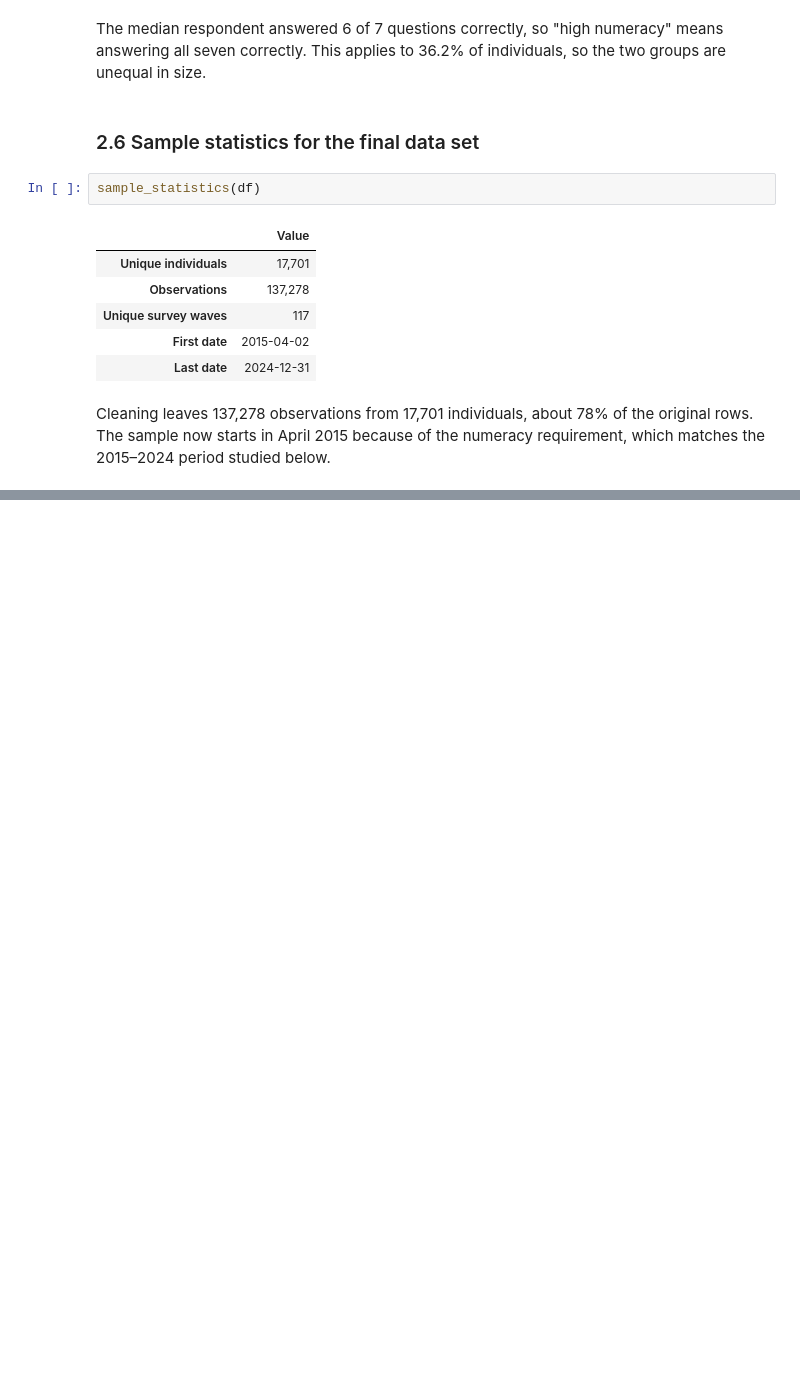
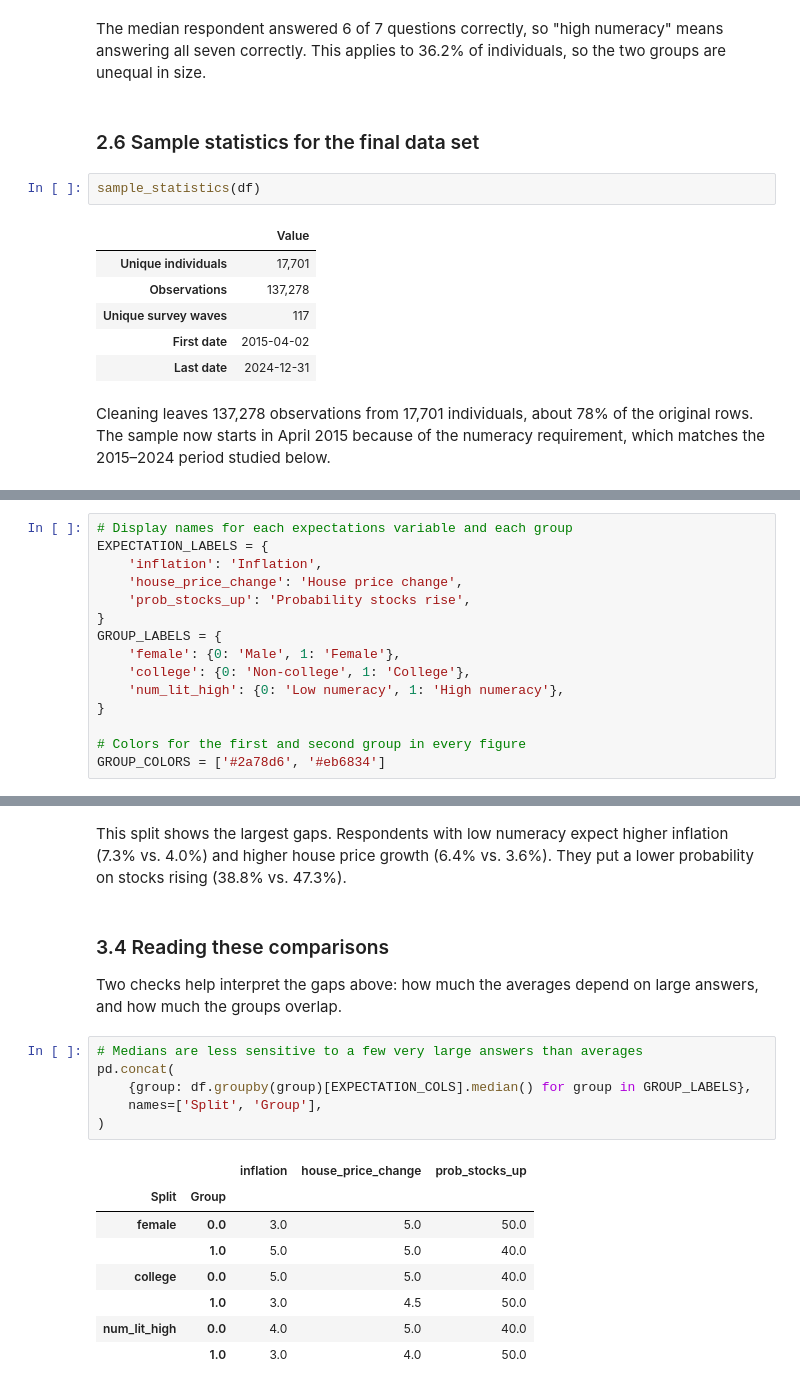
Before and after one commit to Partho-N/TECH2-H26-ai-week, a Jupyter notebook: term_paper.ipynb, the cells around one changed output, grey strips where cells are left out. Saved outputs shown, nothing was run; the diff lists cells and outputs as text; blank space fills up the shorter version.

```diff
--- a/term_paper.ipynb
+++ b/term_paper.ipynb
@@ -220,0 +247,15 @@ Cleaning leaves 137,278 observations from 17,701 individuals, about 78% of the o
+# %%
+# Display names for each expectations variable and each group
+EXPECTATION_LABELS = {
+    'inflation': 'Inflation',
+    'house_price_change': 'House price change',
+    'prob_stocks_up': 'Probability stocks rise',
+}
+GROUP_LABELS = {
+    'female': {0: 'Male', 1: 'Female'},
+    'college': {0: 'Non-college', 1: 'College'},
+    'num_lit_high': {0: 'Low numeracy', 1: 'High numeracy'},
+}
+
+# Colors for the first and second group in every figure
+GROUP_COLORS = ['#2a78d6', '#eb6834']
@@ -220,0 +341,21 @@ Cleaning leaves 137,278 observations from 17,701 individuals, about 78% of the o
+# %% [markdown]
+This split shows the largest gaps. Respondents with low numeracy expect higher inflation (7.3% vs. 4.0%) and higher house price growth (6.4% vs. 3.6%). They put a lower probability on stocks rising (38.8% vs. 47.3%).
+# %% [markdown]
+### 3.4 Reading these comparisons
+
+Two checks help interpret the gaps above: how much the averages depend on large answers, and how much the groups overlap.
+# %%
+# Medians are less sensitive to a few very large answers than averages
+pd.concat(
+    {group: df.groupby(group)[EXPECTATION_COLS].median() for group in GROUP_LABELS},
+    names=['Split', 'Group'],
+)
+# %% [output]
+|  |  | inflation | house_price_change | prob_stocks_up |
+| Split | Group |  |  |  |
+| female | 0.0 | 3.0 | 5.0 | 50.0 |
+|  | 1.0 | 5.0 | 5.0 | 40.0 |
+| college | 0.0 | 5.0 | 5.0 | 40.0 |
+|  | 1.0 | 3.0 | 4.5 | 50.0 |
+| num_lit_high | 0.0 | 4.0 | 5.0 | 40.0 |
+|  | 1.0 | 3.0 | 4.0 | 50.0 |
```
Also changed, not shown: parts of 15 cells of this notebook.
